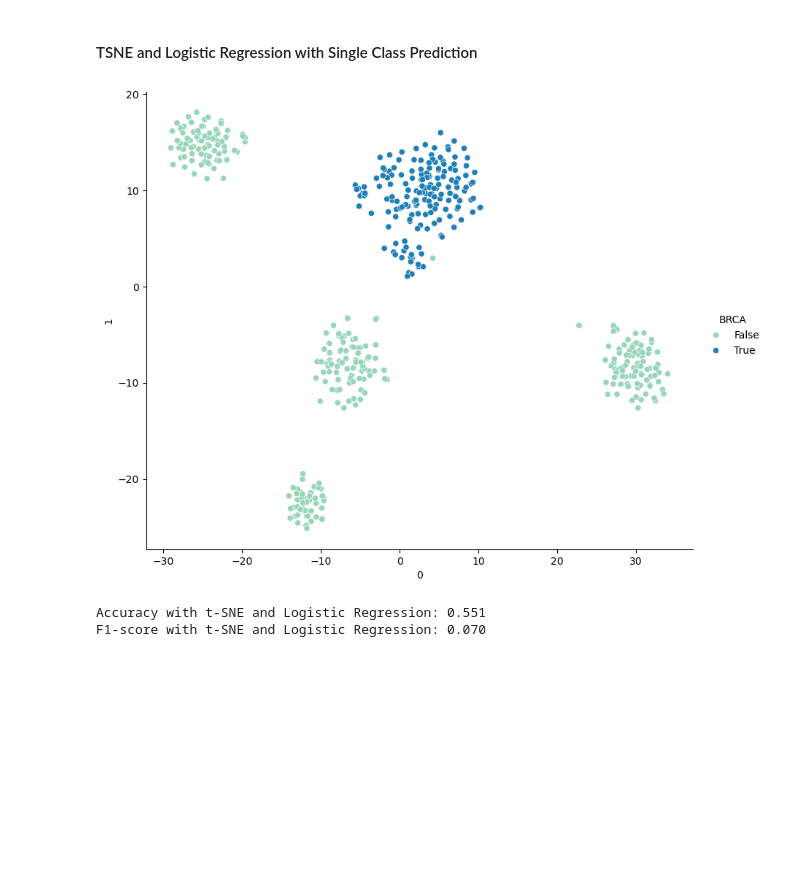
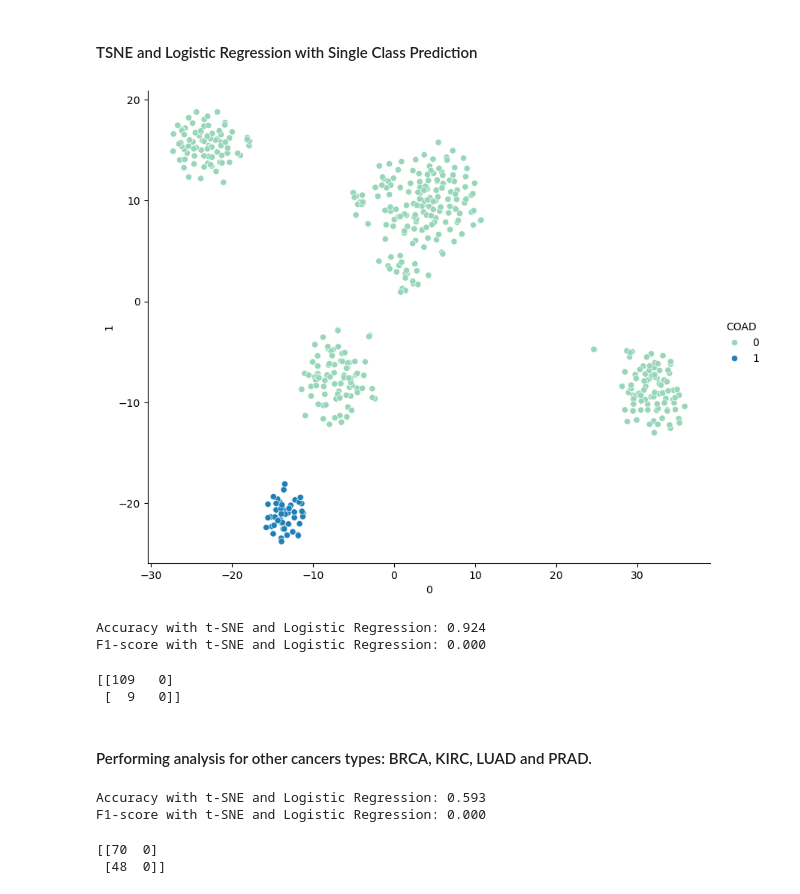
Before and after one commit to monicarojasp/team_project, a Jupyter notebook: reports/team_project1.ipynb, the cells around one changed output. Drawn from its saved outputs; the diff is of its cells as text; code cells hidden in the pictures; blank space fills up the shorter version.

Commit message:
I added the confusion matrix and other cancer types

```diff
--- a/reports/team_project1.ipynb
+++ b/reports/team_project1.ipynb
@@ -384,31 +410,73 @@ While the accuracy of the above model is low for 5 classes, we now attempt TSNE
 # %% [markdown]
 #### TSNE and Logistic Regression with Single Class Prediction
 # %%
-#Create variable for BRCA true/false
+#Create variable for COAD true/false
 Y_sc = Y.to_frame()
-Y_sc['BRCA']=Y_sc['Class'].apply(lambda i: i=='BRCA')
+Y_sc['COAD']=Y_sc['Class'].apply(lambda i: i=='COAD')
 Y_sc.drop(columns=['Class'], inplace=True)
+Y_sc = Y_sc.replace({True: 1, False: 0})
 # %%
 #Split dataset before dimensionality reduction
 X_train, X_test, Y_train, Y_test = train_test_split(X,Y_sc,test_size=0.2, random_state=42)
 #Initialize T-SNE model
-X_train_tsne = TSNE(n_components=2).fit_transform(MinMaxScaler().fit_transform(X_train))
-X_test_tsne = TSNE(n_components=2).fit_transform(MinMaxScaler().fit_transform(X_test))
+X_train_tsne = TSNE(n_components=2, random_state=42).fit_transform(MinMaxScaler().fit_transform(X_train))
+X_test_tsne = TSNE(n_components=2, random_state=42).fit_transform(X_test)
 #Split dataset before dimensionality reduction
 X_train_tsne_pd = pd.DataFrame(data = X_train_tsne)
 X_train_pairplot = pd.concat([X_train_tsne_pd.reset_index().drop(['index'],axis=1),Y_train.reset_index().drop(['index'],axis=1)], axis=1)
-sns.pairplot(x_vars=0, y_vars=1, data=X_train_pairplot, hue="BRCA",palette="YlGnBu",size=7,aspect=1.2)
+sns.pairplot(x_vars=0, y_vars=1, data=X_train_pairplot, hue="COAD",palette="YlGnBu",size=7,aspect=1.2)
 plt.show()
 # %% [output]
-[figure, old version]
+[figure, new version]
 # %%
 lr_tsne = LogisticRegression(random_state=42)
-lr_tsne.fit(X_train_tsne, Y_train['BRCA'].to_numpy())
+lr_tsne.fit(X_train_tsne, Y_train['COAD'].to_numpy())
 Y_pred = lr_tsne.predict(X_test_tsne)
-accuracy = accuracy_score(Y_test['BRCA'].to_numpy(), Y_pred)
-f1 = f1_score(Y_test['BRCA'].to_numpy(), Y_pred)
+accuracy = accuracy_score(Y_test['COAD'].to_numpy(), Y_pred)
+f1 = f1_score(Y_test['COAD'].to_numpy(), Y_pred)
 print(f'Accuracy with t-SNE and Logistic Regression: {accuracy:.3f}')
 print(f'F1-score with t-SNE and Logistic Regression: {f1:.3f}')
 # %% [output]
-Accuracy with t-SNE and Logistic Regression: 0.551
-F1-score with t-SNE and Logistic Regression: 0.070
+Accuracy with t-SNE and Logistic Regression: 0.924
+F1-score with t-SNE and Logistic Regression: 0.000
+# %%
+#confusion matrix
+cm = confusion_matrix(Y_test, Y_pred)
+print(cm)
+# %% [output]
+[[109   0]
+ [  9   0]]
+# %% [markdown]
+#### Performing analysis for other cancers types: BRCA, KIRC, LUAD and PRAD.
+# %%
+#BRCA
+Y_sc = Y.to_frame()
+Y_sc['BRCA']=Y_sc['Class'].apply(lambda i: i=='BRCA')
+Y_sc.drop(columns=['Class'], inplace=True)
+Y_sc = Y_sc.replace({True: 1, False: 0})
+#Split dataset before dimensionality reduction
+X_train, X_test, Y_train, Y_test = train_test_split(X,Y_sc,test_size=0.2, random_state=42)
+#Initialize T-SNE model
+X_train_tsne = TSNE(n_components=2, random_state=42).fit_transform(MinMaxScaler().fit_transform(X_train))
+X_test_tsne = TSNE(n_components=2, random_state=42).fit_transform(X_test)
+#Split dataset before dimensionality reduction
+X_train_tsne_pd = pd.DataFrame(data = X_train_tsne)
+X_train_pairplot = pd.concat([X_train_tsne_pd.reset_index().drop(['index'],axis=1),Y_train.reset_index().drop(['index'],axis=1)], axis=1)
+#Logistic regression
+lr_tsne = LogisticRegression(random_state=42)
+lr_tsne.fit(X_train_tsne, Y_train['BRCA'].to_numpy())
+Y_pred = lr_tsne.predict(X_test_tsne)
+accuracy = accuracy_score(Y_test['BRCA'].to_numpy(), Y_pred)
+f1 = f1_score(Y_test['BRCA'].to_numpy(), Y_pred)
+print(f'Accuracy with t-SNE and Logistic Regression: {accuracy:.3f}')
+print(f'F1-score with t-SNE and Logistic Regression: {f1:.3f}')
+# %% [output]
+Accuracy with t-SNE and Logistic Regression: 0.593
+F1-score with t-SNE and Logistic Regression: 0.000
+# %%
+#confusion matrix
+cm = confusion_matrix(Y_test, Y_pred)
+print(cm)
+# %% [output]
+[[70  0]
+ [48  0]]
```
Also changed, not shown: parts of 16 cells of this notebook.
